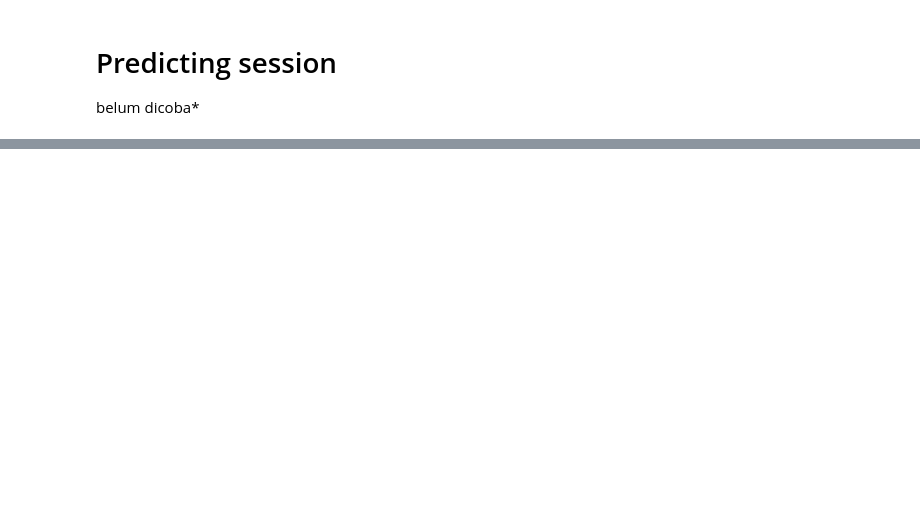
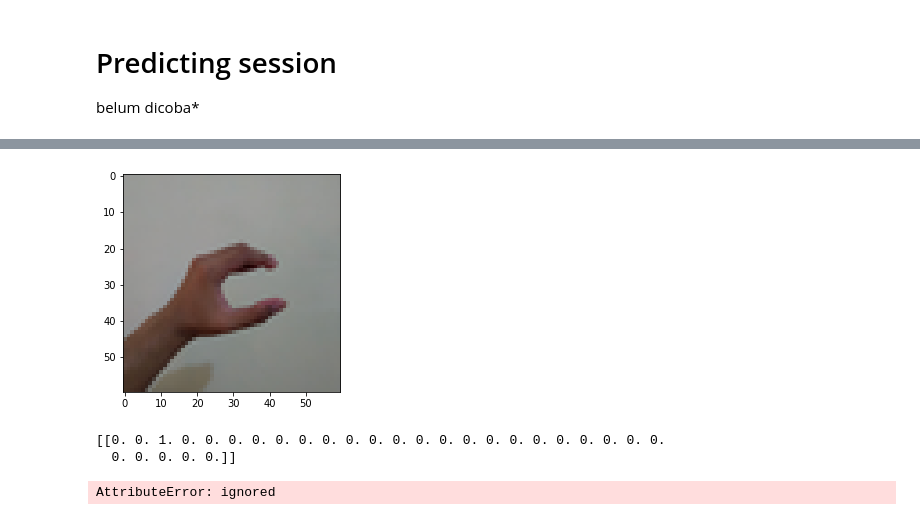
Before and after one commit to bobyuwono/Sign-Language-Game, a Jupyter notebook: ASL_classifier_V3 .ipynb, the cells around one changed output, grey strips where cells are left out. Saved outputs shown, nothing was run; the diff lists cells and outputs as text; code cells hidden in the pictures; blank space fills up the shorter version.

```diff
--- a/ASL_classifier_V3 .ipynb
+++ b/ASL_classifier_V3 .ipynb
@@ -110,7 +110,7 @@ target_size = (60,60)
 target_dims = (60,60, 3) # add channel for RGB
 n_classes = 29
 val_frac = 0.1
-batch_size = 64
+batch_size = 32
 
 data_augmentor = ImageDataGenerator(samplewise_center=True,
                                     samplewise_std_normalization=True,
@@ -207,5 +207,5 @@ model.compile(optimizer = Adam(lr=1e-7),
               loss ='categorical_crossentropy',
               metrics = ['accuracy'])
 # %%
-history = model.fit_generator(train_generator, epochs=10, validation_data=val_generator)
+history = model.fit_generator(train_generator, epochs=30, validation_data=val_generator)
 # %% [output]
@@ -257,13 +258,21 @@ def predict(image_path):
     # Use the VGG16 model to make a prediction.
     # This outputs an array with 1000 numbers corresponding to
     # the classes of the ImageNet-dataset.
-    pred = my_model.predict(img_array)
+    pred = model.predict(img_array)
+
     print(pred)
-    # Decode the output of the VGG16 model.
+    pred.type()
+
+    # # Decode the output of the VGG16 model.
     # pred_decoded = decode_predictions(pred)[0]
 
     # # Print the predictions.
     # for code, name, score in pred_decoded:
     #     print("{0:>6.2%} : {1}".format(score, name))
 # %%
-predict(image_path='T_test.jpg')
+predict(image_path='test_c_2.jpg')
+# %% [output]
+[figure, added]
+[[0. 0. 1. 0. 0. 0. 0. 0. 0. 0. 0. 0. 0. 0. 0. 0. 0. 0. 0. 0. 0. 0. 0. 0.
+  0. 0. 0. 0. 0.]]
+AttributeError: ignored
```
Also changed, not shown: parts of 8 cells of this notebook.
